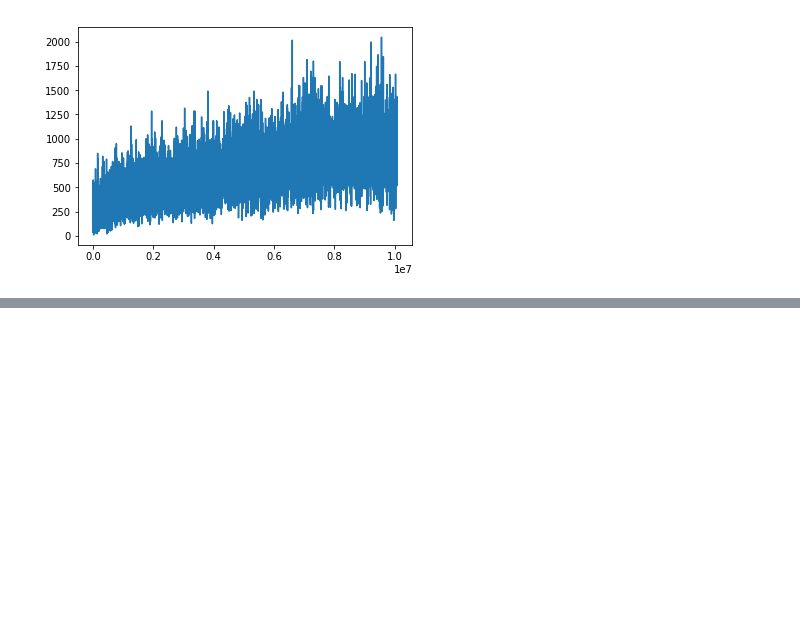
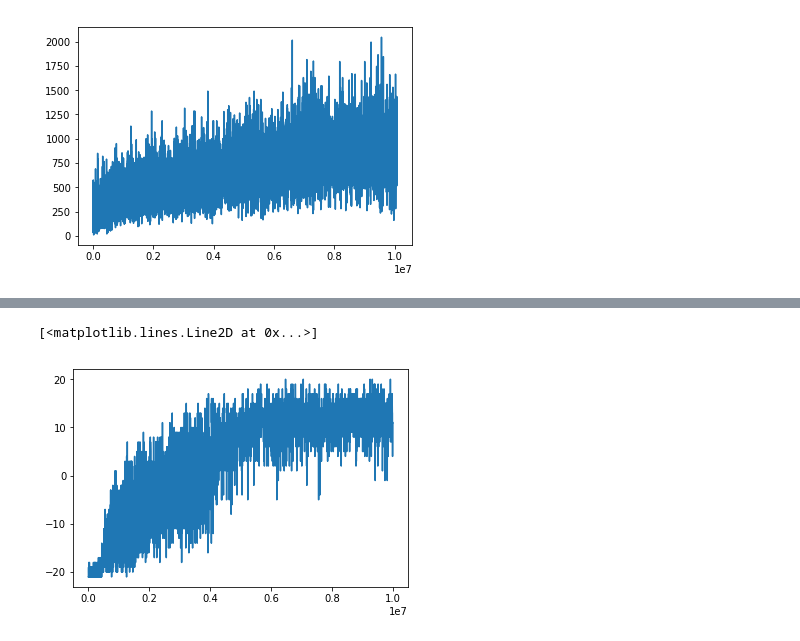
Before and after one commit to akarshgopal/ATLAS_S3_RL, a Jupyter notebook: Baselines_Viz.ipynb, the cells around one changed output, grey strips where cells are left out. Saved outputs shown, nothing was run; the diff lists cells and outputs as text; code cells hidden in the pictures; blank space fills up the shorter version.

```diff
--- a/Baselines_Viz.ipynb
+++ b/Baselines_Viz.ipynb
@@ -22,0 +22,7 @@ AttributeError: 'DataFrame' object has no attribute 'eprewmean'
+# %%
+results3 = pu.load_results('~/Projects/ATLAS_S3_RL/logs/pong_10M_ppo2')
+r3 = results3[0]
+plt.plot(np.cumsum(r3.monitor.l), r3.monitor.r)
+# %% [output]
+[<matplotlib.lines.Line2D at 0x...>]
+[figure, added]
```
Also changed, not shown: parts of 6 cells of this notebook.
